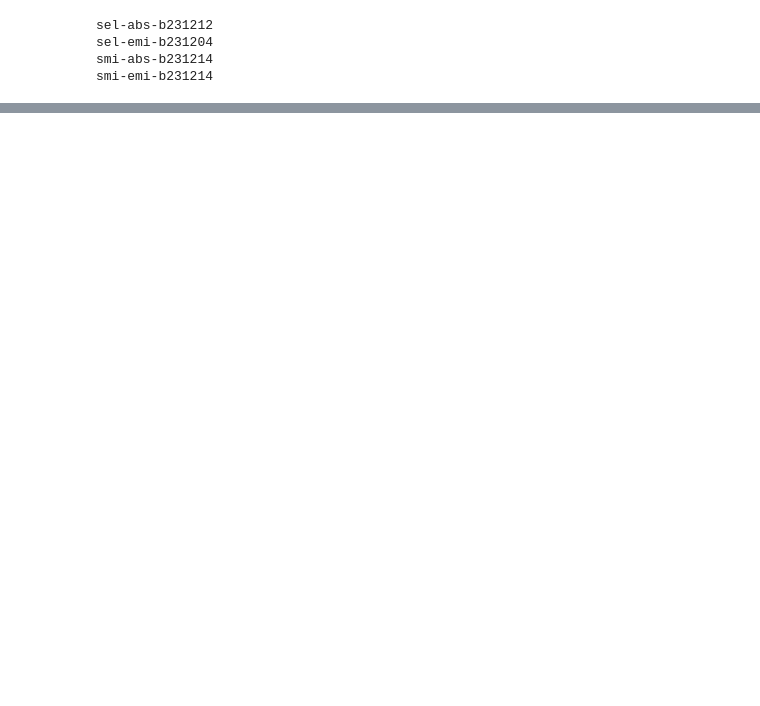
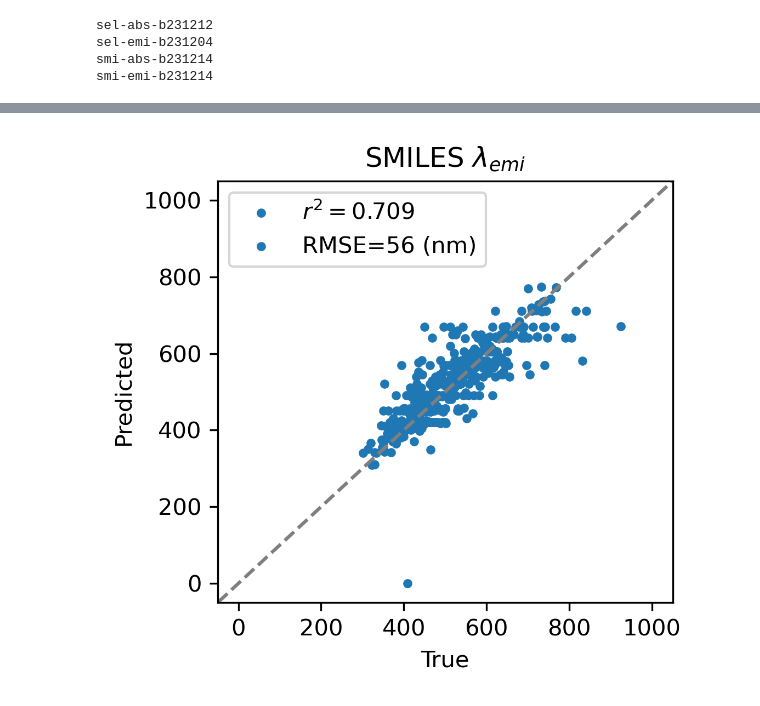
Before and after one commit to azadoks/ai_for_chemistry, a Jupyter notebook: notebooks/gptchem_regression_analysis.ipynb, the cells around one changed output, grey strips where cells are left out. Cells and saved outputs as stored; diff of their text form; code cells hidden in the pictures; blank space fills up the shorter version.

```diff
--- a/notebooks/gptchem_regression_analysis.ipynb
+++ b/notebooks/gptchem_regression_analysis.ipynb
@@ -136,0 +133,27 @@ fig.savefig('smi-emis-gpt-3.5-turbo-0125-5k.png')
+# %%
+with open('/Users/azadoks/Source/ai_for_chemistry/data/smiles_emission_finetune_gpt-3.5-turbo/smi-emis-gpt-3.5-turbo-0125-5k.json', 'r') as f:
+    gpt_results = json.load(f)
+# %%
+import numpy as np
+
+fig, ax = plt.subplots(1, 1, figsize=(3.75,3.5), dpi=300)
+
+r2 = skm.r2_score(gpt_results['y'], gpt_results['yhat'])
+rmse = skm.mean_squared_error(gpt_results['y'], gpt_results['yhat'], squared=False)
+
+ax.scatter(gpt_results['y'], gpt_results['yhat'], c='tab:blue', marker='.', label='$r^2=$' + f'{r2:.3f}')
+ax.scatter([np.nan], [np.nan], c='tab:blue', marker='.', label=f'RMSE={rmse:.0f} (nm)')
+ax.plot([-2000, 2000], [-2000, 2000], c='tab:gray', linestyle='--')
+
+ax.set_xlabel('True')
+ax.set_ylabel('Predicted')
+ax.set_xlim(-50, 1050)
+ax.set_ylim(-50, 1050)
+ax.set_title('SMILES $\lambda_{emi}$')
+
+ax.legend()
+
+fig.tight_layout()
+fig.savefig('../plots/smi-emis-gpt-3.5-turbo-0125-5k.png')
+# %% [output]
+[figure, added]
```
Also changed, not shown: parts of 5 cells of this notebook, 17 other files.
